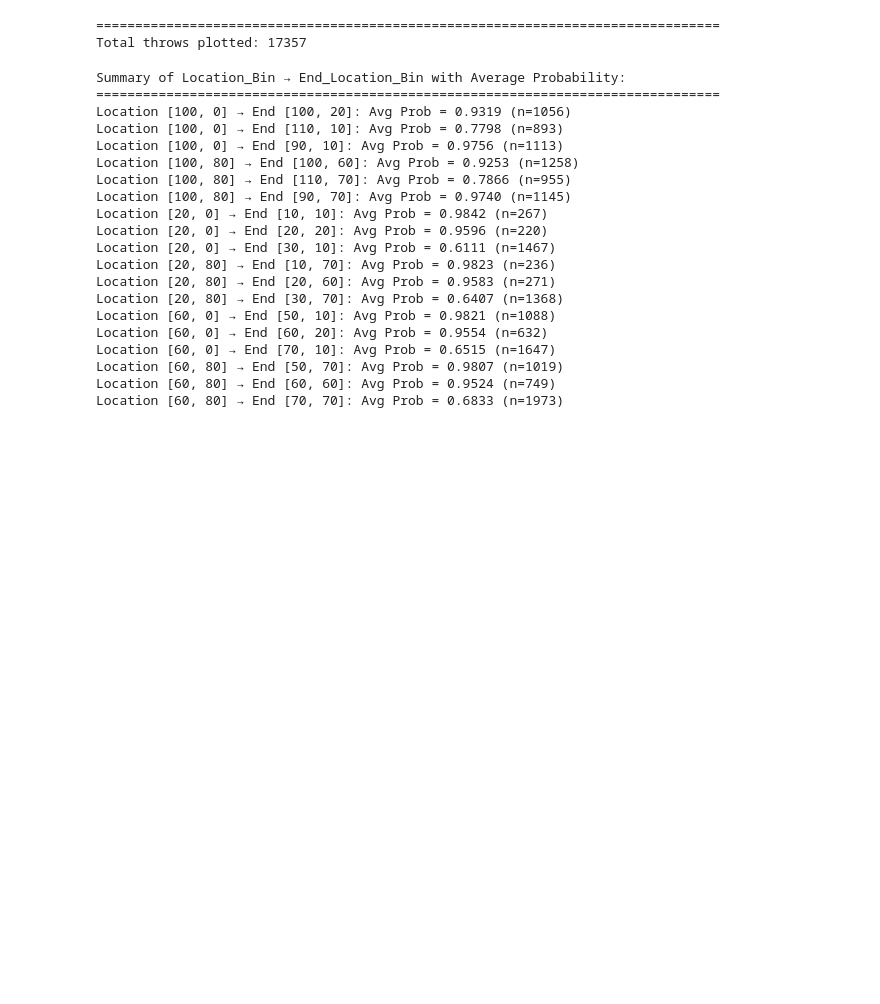
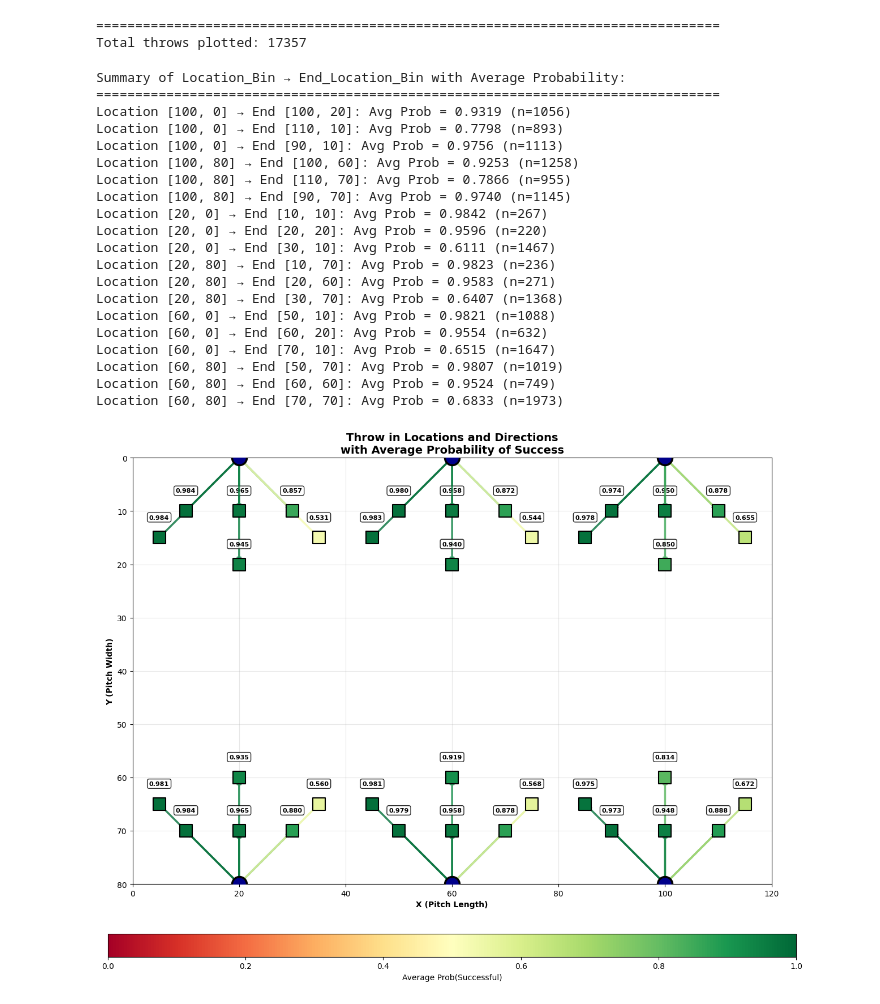
Before and after one commit to hwillif/Throw-in-Project, a Jupyter notebook: HW_Throw-In.ipynb, the cells around one changed output. Drawn from its saved outputs; the diff is of its cells as text; code cells hidden in the pictures; blank space fills up the shorter version.

```diff
--- a/HW_Throw-In.ipynb
+++ b/HW_Throw-In.ipynb
@@ -1898,3 +1963,98 @@ Location [60, 0] → End [70, 10]: Avg Prob = 0.6515 (n=1647)
 Location [60, 80] → End [50, 70]: Avg Prob = 0.9807 (n=1019)
 Location [60, 80] → End [60, 60]: Avg Prob = 0.9524 (n=749)
 Location [60, 80] → End [70, 70]: Avg Prob = 0.6833 (n=1973)
+# %%
+# Plot Location_Bin and End_Location_Bin with average Prob_Successful labels
+import matplotlib.pyplot as plt
+import ast
+import pandas as pd
+
+# Parse coordinate strings to (x, y) tuples
+def parse_coords(coord_str):
+    try:
+        coords = ast.literal_eval(coord_str)
+        return tuple(coords) if isinstance(coords, list) else coords
+    except:
+        return None
+
+# Filter rows with complete data
+plot_data = Throws[['Location_Bin', 'End_Location_Len_Bin', 'Prob_Successful']].copy()
+plot_data = plot_data.dropna(subset=['Location_Bin', 'End_Location_Len_Bin', 'Prob_Successful'])
+
+# Remove any rows where parsing would fail
+plot_data = plot_data[plot_data['Location_Bin'].notna() & plot_data['End_Location_Len_Bin'].notna()]
+
+if plot_data.empty:
+    print("No valid data to plot")
+else:
+    # Group by (Location_Bin, End_Location_Len_Bin) and calculate average Prob_Successful
+    summary = plot_data.groupby(['Location_Bin', 'End_Location_Len_Bin']).agg({
+        'Prob_Successful': ['mean', 'count']
+    }).reset_index()
+    summary.columns = ['Location_Bin', 'End_Location_Len_Bin', 'Avg_Prob_Successful', 'Count']
+
+    # Parse coordinates for visualization
+    summary['Start_Coords'] = summary['Location_Bin'].apply(parse_coords)
+    summary['End_Coords'] = summary['End_Location_Len_Bin'].apply(parse_coords)
+
+    # Create visualization
+    fig, ax = plt.subplots(figsize=(14, 10))
+
+    # Get unique start locations for labeling
+    unique_starts = summary.groupby('Location_Bin')['Start_Coords'].first()
+
+    # Plot each flow (start → end) with arrow colored by probability
+    for idx, row in summary.iterrows():
+        start_coords = row['Start_Coords']
+        end_coords = row['End_Coords']
+        avg_prob = row['Avg_Prob_Successful']
+
+        if start_coords is None or end_coords is None:
+            continue
+
+        # Draw arrow from start to end with color based on probability
+        # Higher probability = greener, lower = redder
+        color = plt.cm.RdYlGn(avg_prob)
+
+        ax.annotate('', xy=end_coords, xytext=start_coords,
+                   arrowprops=dict(arrowstyle='->', lw=2.5, color=color, alpha=0.8))
+
+        # Plot end location marker
+        ax.scatter(end_coords[0], end_coords[1], s=250, c=[color], marker='s',
+                  edgecolor='black', linewidth=1.5, zorder=4)
+
+        # Add probability text near the end location
+        ax.text(end_coords[0], end_coords[1]-3.5, f'{avg_prob:.3f}',
+               ha='center', fontsize=8, fontweight='bold',
+               bbox=dict(boxstyle='round,pad=0.3', facecolor='white', alpha=0.85))
+
+    # Plot start locations (without labels)
+    for loc_bin, start_coords in unique_starts.items():
+        if start_coords is not None:
+            ax.scatter(start_coords[0], start_coords[1], s=350, c='darkblue', marker='o',
+                      edgecolor='black', linewidth=2.5, zorder=5)
+
+    # Set pitch bounds and labels (restricted to actual pitch)
+    ax.set_xlim(0, 120)
+    ax.set_ylim(0, 80)
+    ax.set_aspect('equal')
+    ax.set_xlabel('X (Pitch Length)',fontweight='bold')
+    ax.set_ylabel('Y (Pitch Width)', fontweight='bold')
+    ax.set_title('Throw in Locations and Directions\nwith Average Probability of Success',
+                fontsize=14, fontweight='bold')
+    ax.grid(True, alpha=0.3)
+
+    # Add colorbar for probability scale (below the graph, smaller size)
+    sm = plt.cm.ScalarMappable(cmap=plt.cm.RdYlGn, norm=plt.Normalize(vmin=0, vmax=1))
+    sm.set_array([])
+    cbar = plt.colorbar(sm, ax=ax, orientation='horizontal', pad=0.1, fraction=0.046,
+                       label='Average Prob(Successful)', aspect=30)
+
+    plt.tight_layout()
+    plt.gca().invert_yaxis()
+    plt.show()
+
+    print("\n" + "="*80)
+    print(f"Total throws plotted: {len(plot_data)}")
+# %% [output]
+[figure, added]
```
Also changed, not shown: parts of 5 cells of this notebook.
